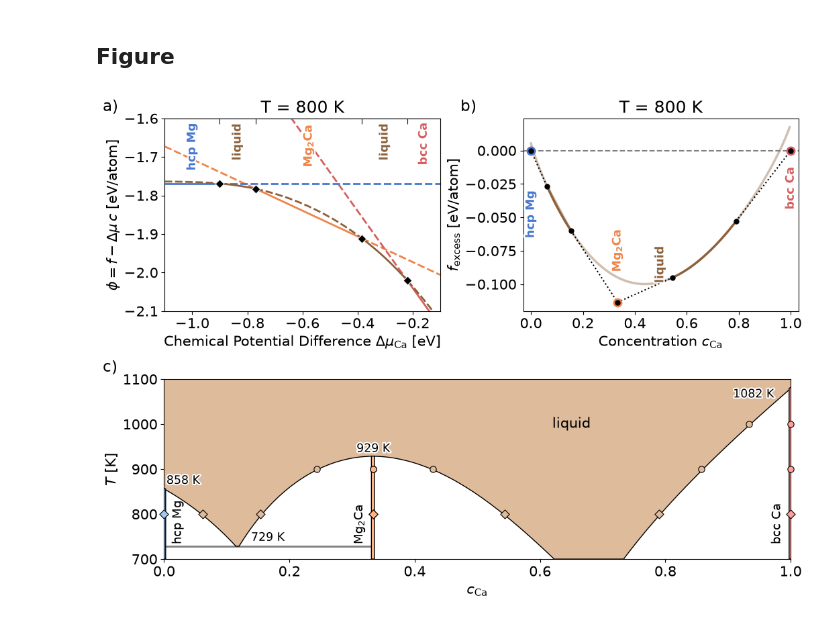
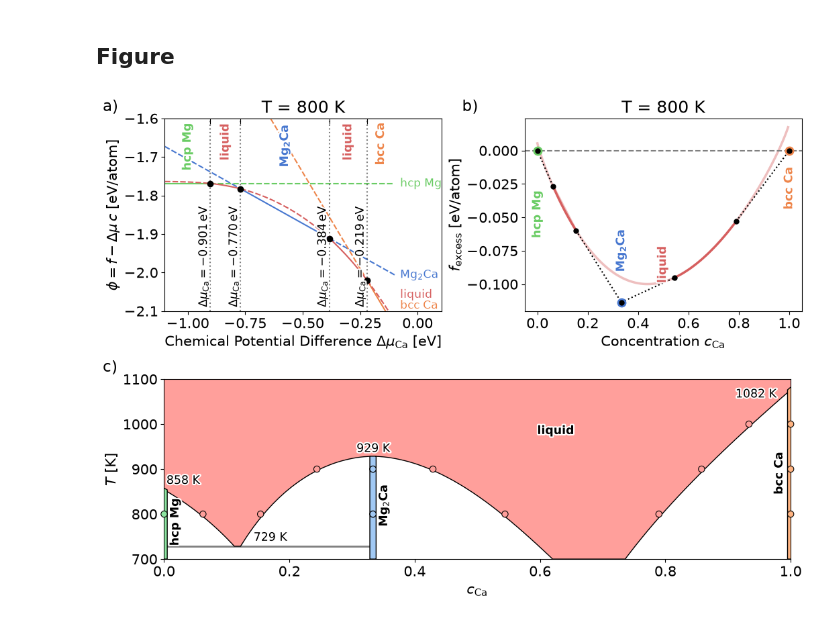
Before and after one commit to pmrv/landau-gallery-poster, a Jupyter notebook: Intro/MgCa_Phasediagram_Construction.ipynb, the cells around one changed output. Cells and saved outputs as stored; diff of their text form; code cells hidden in the pictures.

```diff
--- a/Intro/MgCa_Phasediagram_Construction.ipynb
+++ b/Intro/MgCa_Phasediagram_Construction.ipynb
@@ -31,12 +30,7 @@ T_SLICE = 800  # temperature of panels a) and b)
 T_CUTS = [800, 900, 1000]  # transitions marked in c)
 T_RANGE = (700, 1100)
 MU_RANGE = (-1.1, -0.1)
-
-MG, MG2CA, CA, LIQ = "hcp Mg", "Mg$_2$Ca", "bcc Ca", "liquid"
-PHASE_COLOR = {MG: "#a1c9f4", MG2CA: "#ffb482", CA: "#ff9f9b", LIQ: "#debb9b"}  # fills in c)
-LINE_COLOR = {MG: "#4878d0", MG2CA: "#ee854a", CA: "#d65f5f", LIQ: "#8c613c"}  # lines in a) and b)
-MIN_C_WIDTH = 0.005  # drawn width of the line phases in c)
-CUT_MARKER = {800: "D", 900: "o", 1000: "o"}
+LIQ = "liquid"
 
 FIGSIZE = (10.5, 7.5)
 FONTSIZE = 15
@@ -137,62 +115,44 @@ def rotate_phase_labels(ax, names):
 ## Panels
 # %%
 def panel_phi(ax, df):
-    with plt.rc_context({"lines.linewidth": 2}):
-        ld.plot.plot_1d_mu_phase_diagram(
-            df, ax=ax, ylim=(-2.1, -1.6), mark_transitions=False, element="Ca",
-            color_override=LINE_COLOR, top_label_rotation="vertical",
-        )
-    for g in transitions(df, T_SLICE):
-        ax.scatter(g.mu.iloc[0], g.phi.iloc[0], marker="D", s=45, color="k", edgecolor="w", lw=0.8, zorder=5)
-    ax.set_xlim(*MU_RANGE)
-    ax.set_ylabel(r"$\phi = f - \Delta\mu\,c$ [eV/atom]")
+    ld.plot.plot_1d_mu_phase_diagram(df, ax=ax, ylim=(-2.1, -1.6), element="Ca", top_label_rotation="vertical")
+    ax.set_ylabel(r"$\phi = f - \Delta\mu\,c$ [eV/atom]")  # the default is too long for this panel
     ax.set_title(f"T = {T_SLICE} K")
 
 
 def panel_f(ax, df):
     plt.sca(ax)
-    ld.plot.plot_excess_free_energy(df, color_override=LINE_COLOR, element="Ca")
-    rotate_phase_labels(ax, phases)
-    ax.set_xlim(-0.03, 1.03)
+    ld.plot.plot_excess_free_energy(df, element="Ca")
+    for label in ax.texts:  # vertical, so they stay clear of the curves and axis
+        label.set(rotation=90, rotation_mode="anchor")
     ax.set_ylabel(r"$f_\mathrm{excess}$ [eV/atom]")
     ax.set_title(f"T = {T_SLICE} K")
 
 
 def panel_diagram(ax, df_full, df_cuts):
-    ld.plot.plot_phase_diagram(
-        df_full, element="Ca", color_override=PHASE_COLOR, legend=False, triplepoints=True, transition_temperatures=True, ax=ax,
-        poly_method=ld.poly.SegmentFastTsp(min_c_width=MIN_C_WIDTH),
-    )
+    ld.plot.plot_phase_diagram(df_full, element="Ca", triplepoints=True, transition_temperatures=True, ax=ax)
+    colors = ld.plot.get_phase_colors(df_full.phase.unique())
     for T in T_CUTS:
         for g in transitions(df_cuts, T):
-            for _, r in g.iterrows():
-                ax.scatter(r.c, T, marker=CUT_MARKER[T], s=45, color=PHASE_COLOR[r.phase],
-                           edgecolor="k", lw=0.8, zorder=10, clip_on=False)
-    ax.set_xlim(0, 1)
-    ax.set_ylim(*T_RANGE)
-    # labels beside the narrow line phases
-    for x, ha, n in [(0.012, "left", MG), (0.322, "right", MG2CA), (0.988, "right", CA)]:
-        ax.text(x, 733, n, rotation=90, ha=ha, va="bottom", fontsize=FONTSIZE - 2)
-    ax.text(0.65, 1000, "liquid", ha="center", va="center")
+            ax.scatter(g.c, [T] * len(g), color=[colors[p] for p in g.phase], s=45, edgecolor="k", lw=0.8, zorder=10, clip_on=False)
 # %% [markdown]
 ## Figure
 # %%
-plt.style.use("default")
 plt.rcParams.update({"font.size": FONTSIZE, "svg.fonttype": "none"})
 fig = plt.figure(figsize=FIGSIZE, layout="constrained")
 top, bottom = fig.subfigures(2, 1, height_ratios=[1, 0.95])
 ax_a, ax_b = top.subplots(1, 2)
 ax_c = bottom.subplots()
 
 panel_phi(ax_a, df_phi)
 panel_f(ax_b, df_f)
 panel_diagram(ax_c, df_full, df_cuts)
 
 for ax, lab in zip((ax_a, ax_b, ax_c), "abc"):
     ax.annotate(f"{lab})", xy=(0, 1), xycoords="axes fraction", xytext=(-50, 4), textcoords="offset points",
                 ha="right", va="bottom", fontsize=FONTSIZE + 1.5)
 
 fig.savefig(OUT)
 fig.savefig(OUT.replace(".svg", ".png"), dpi=DPI, transparent=True)
 # %% [output]
-[figure, old version]
+[figure, new version]
```
Also changed, not shown: parts of 3 cells of this notebook, 25 other files.
